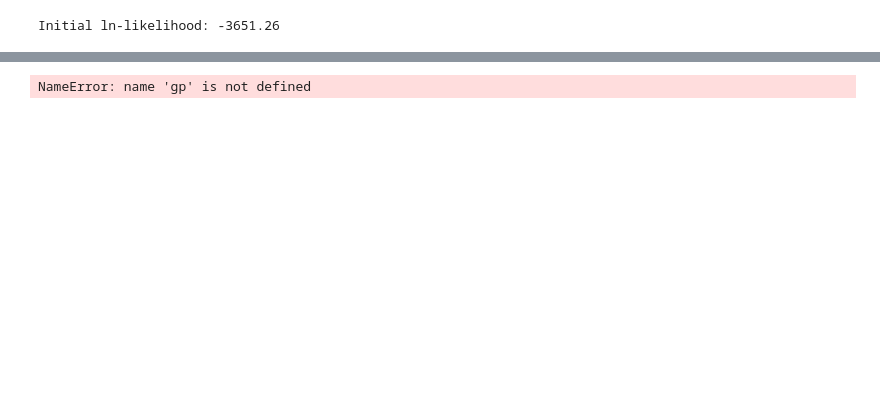
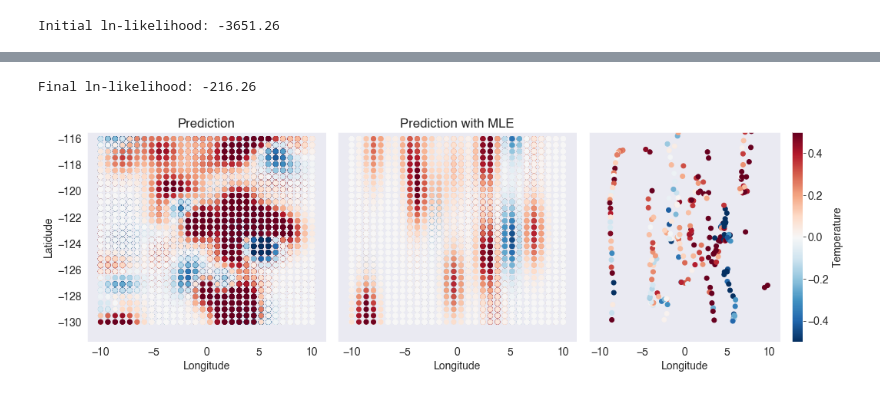
Before and after one commit to oceanhackweek/ohw20-proj-argo-mapping, a Jupyter notebook: Combined_notebook_jones.ipynb, the cells around one changed output, grey strips where cells are left out. Saved outputs shown, nothing was run; the diff lists cells and outputs as text; code cells hidden in the pictures; blank space fills up the shorter version.

```diff
--- a/Combined_notebook_jones.ipynb
+++ b/Combined_notebook_jones.ipynb
@@ -240,5 +252,60 @@ Wall time: 3.71 s
 # %%
-gp.set_parameter_vector(result.x)
-print("\nFinal ln-likelihood: {0:.2f}".format(gp.log_likelihood(y)))
+# Optimized likelihood
+
+gp_argo.set_parameter_vector(result_argo.x)
+print("\nFinal ln-likelihood: {0:.2f}".format(gp_argo.log_likelihood(Anomaly)))
 # %% [output]
-NameError: name 'gp' is not defined
+Final ln-likelihood: -216.26
+# %%
+# Here the new prediction is made using the MLE parameter estimates
+
+pred_MLE_argo, pred_var_MLE_argo = gp_argo.predict(Anomaly, test_pts_argo, return_var=True)
+pred_MLE_argo = xr.DataArray(pred_MLE_argo,  dims={"test_pt_num"})
+pred_var_MLE_argo = xr.DataArray(pred_var_MLE_argo,  dims={"test_pt_num"})
+# %%
+fig,ax= plt.subplots(1,3,figsize=(15,5),sharex=True,sharey=True)
+
+
+cs=ax[0].scatter(test_pts_argo.sel(coordinate='lon'),
+            test_pts_argo.sel(coordinate='lat'),
+            c=pred_argo, vmin=-.5, vmax=.5, cmap='RdBu_r')
+ax[0].set_xlabel('Longitude')
+ax[0].set_ylabel('Latidude')
+ax[0].set_title('Prediction')
+
+cs2=ax[1].scatter(test_pts_argo.sel(coordinate='lon'),
+            test_pts_argo.sel(coordinate='lat'),
+            c=pred_MLE_argo, vmin=-.5, vmax=.5, cmap='RdBu_r')
+ax[1].set_xlabel('Longitude')
+ax[1].set_title('Prediction with MLE')
+
+
+#x_sel = Input_coordinates.where(np.logical_and(Input_coordinates.sel(coordinate='time')<(2016-1970)*365+60 ,
+#                               Input_coordinates.sel(coordinate='time')>(2016-1970)*365-60),
+#                                drop='true')
+
+#y_sel = Anomaly.where(np.logical_and(Input_coordinates.sel(coordinate='time')<(2016-1970)*365+60 ,
+#                               Input_coordinates.sel(coordinate='time')>(2016-1970)*365-60),
+#                                drop='true')
+
+#plt.scatter(x_sel.sel(coordinate='lon'), x_sel.sel(coordinate='lat'),
+#            c=y_sel, cmap='RdBu_r')
+
+#plt.scatter(x_sel.sel(coordinate='lon'), x_sel.sel(coordinate='lat'),
+#            c=y_sel, vmin=-.5, vmax=.5, cmap='RdBu_r')
+
+x_sel = Input_coordinates
+y_sel = Anomaly
+
+cs=ax[2].scatter(x_sel.sel(coordinate='lon'), x_sel.sel(coordinate='lat'),
+            c=y_sel, vmin=-.5, vmax=.5, cmap='RdBu_r')
+
+ax[2].set_xlabel('Longitude')
+cbar=plt.colorbar(cs,ax=ax[2])
+cbar.set_label('Temperature')
+ax[2].set_label('Truth')
+ax[2].set_ylim(-131.5, -115.5)
+
+plt.tight_layout()
+# %% [output]
+[figure, added]
```
Also changed, not shown: parts of 33 cells of this notebook.
